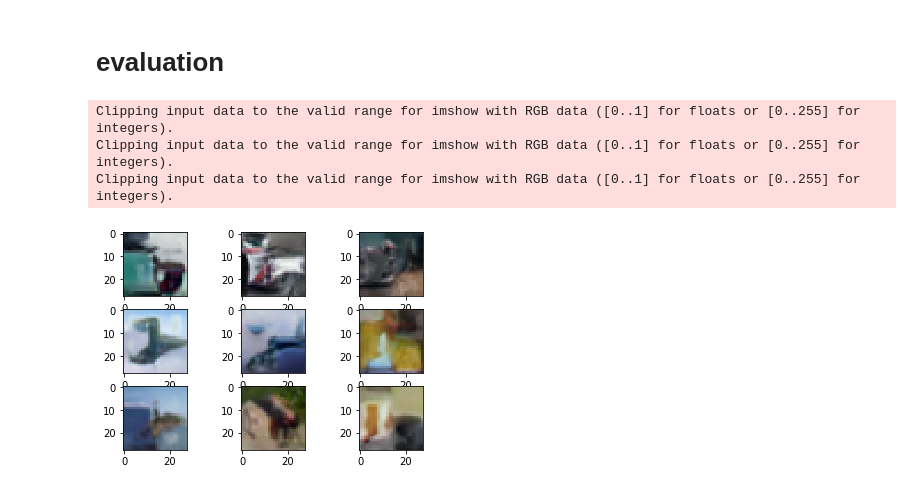
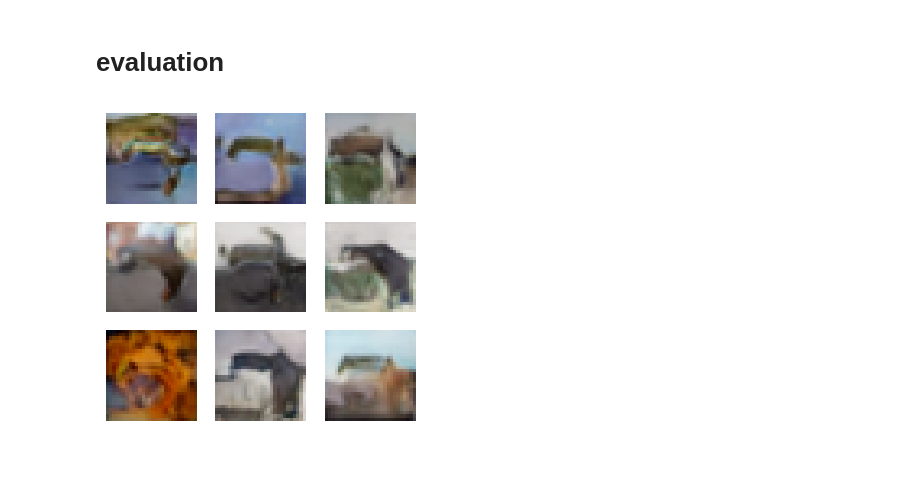
Before and after one commit to gitE0Z9/pytorch-implementations, a Jupyter notebook: notebooks/dcgan.ipynb, the cells around one changed output. Saved outputs shown, nothing was run; the diff lists cells and outputs as text; code cells hidden in the pictures; blank space fills up the shorter version.

Commit message:
refactor: check image generation package

```diff
--- a/notebooks/dcgan.ipynb
+++ b/notebooks/dcgan.ipynb
@@ -19,8 +20,8 @@ from torchlake.image_generation.models import (DcganDiscriminator,
 IMAGE_SIZE = 28
 BATCH_SIZE = 32
 # %%
-artifact_path = Path('../data/dcgan')
-data_path = Path('../data/cifar10')
+artifact_path = Path('../../artifacts/dcgan')
+data_path = Path('../../data/cifar10')
 # %%
 device = torch.device('cuda:0')
 # %% [markdown]
@@ -66,11 +66,6 @@ optim_G = torch.optim.Adam(generator.parameters(), lr=LR, betas=BETA)
 optim_D = torch.optim.Adam(discriminator.parameters(), lr=LR, betas=BETA)
 # %%
 epoches = 10
-# %%
-def generate_gaussian_noise(batch_size: int, latent_dim: int) -> torch.Tensor:
-    noise = torch.empty((batch_size, latent_dim)).to(device).normal_(0, 1)
-
-    return noise
 # %%
 generator.train()
 discriminator.train()
@@ -84,7 +79,7 @@ for e in range(epoches):
         valid = torch.ones(BATCH_SIZE, 1).to(device)
         fake = torch.zeros(BATCH_SIZE, 1).to(device)
 
-        noise = generate_gaussian_noise(BATCH_SIZE, 128)
+        noise = generate_standard_normal(BATCH_SIZE, 128).to(device)
 
         # learn to fool
         optim_G.zero_grad()
@@ -122,21 +106,19 @@ epoch 10: D:0.020545785384178162 G:0.02311374064922333
 # %%
 # 合成圖片
 
 generator.eval()
 with torch.no_grad():
     noise = generate_gaussian_noise(9, 128)
     gen_img = generator(noise)
 
     plot_grids(
-        img_tensor_to_np(gen_img),
-        nrow=3,
-        ncol=3,
+        img_tensor_to_np(gen_img).clip(0, 1),
+        num_row=3,
+        num_col=3,
+        figsize=(4,4),
     )
 # %% [output]
-Clipping input data to the valid range for imshow with RGB data ([0..1] for floats or [0..255] for integers).
-Clipping input data to the valid range for imshow with RGB data ([0..1] for floats or [0..255] for integers).
-Clipping input data to the valid range for imshow with RGB data ([0..1] for floats or [0..255] for integers).
-[figure, old version]
+[figure, new version]
 # %%
 model_path = artifact_path / 'dcgan.pth'
 # %%
```
Also changed, not shown: parts of 4 cells of this notebook, 4 other files.
